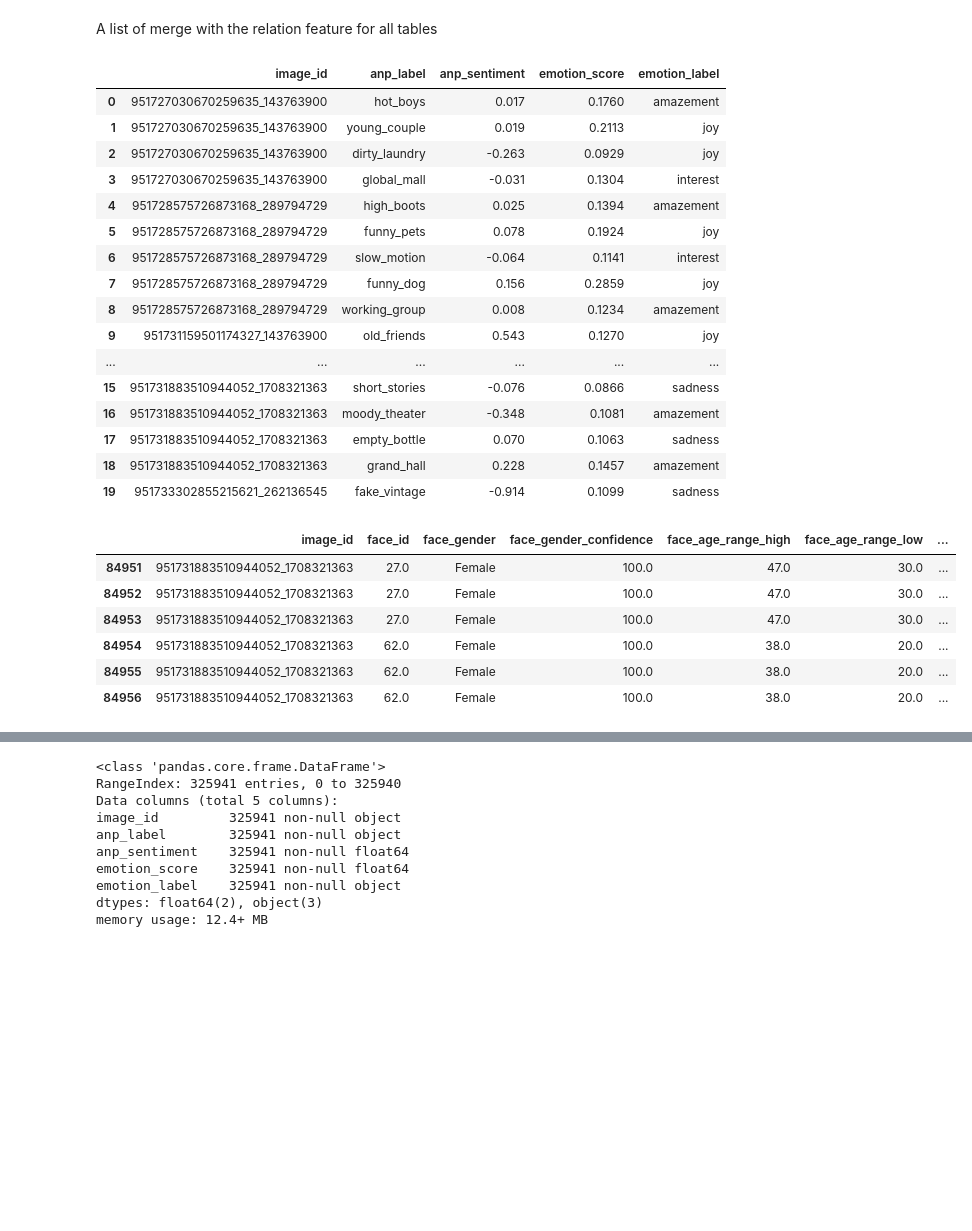
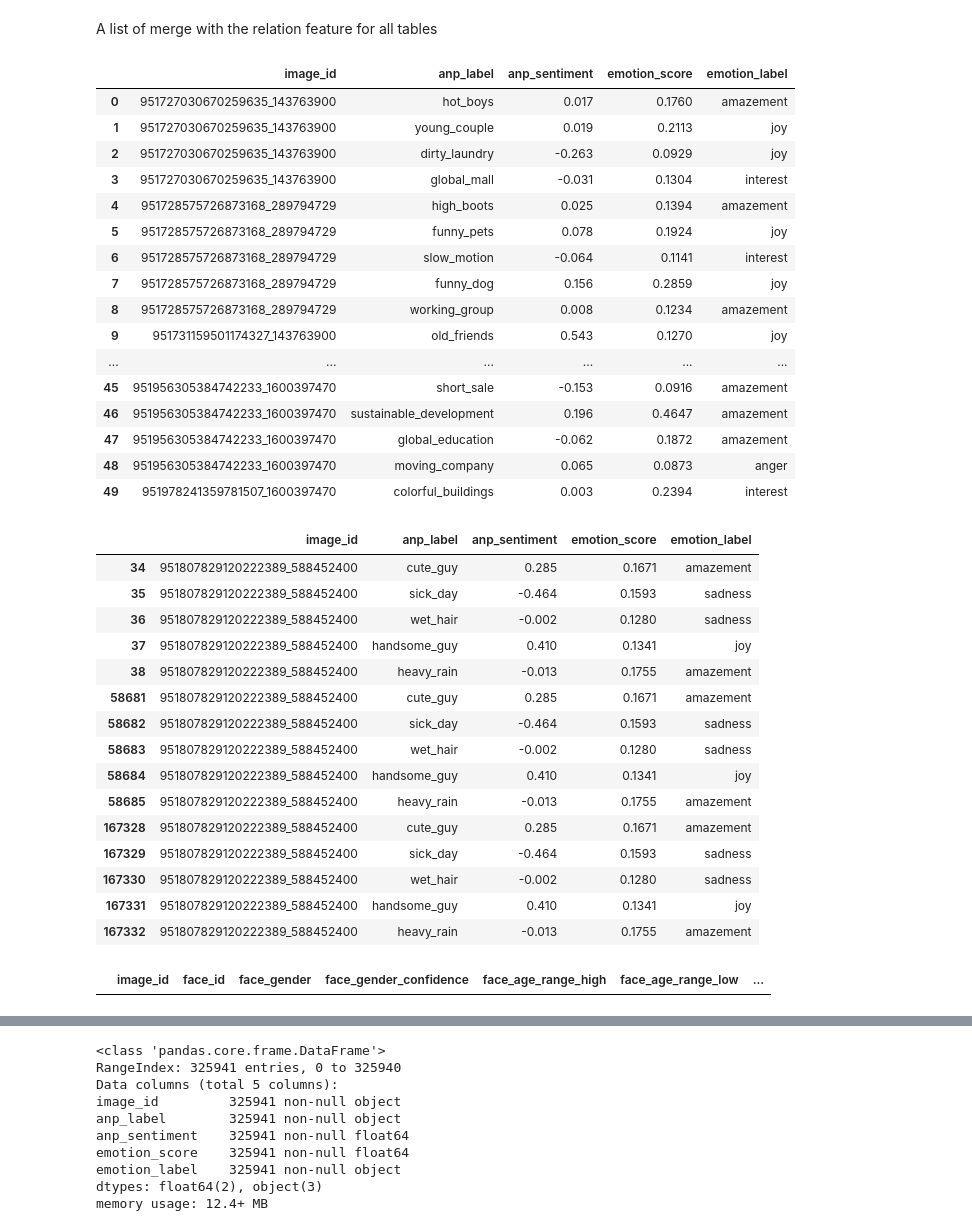
Before and after one commit to JeroenSchmidt/UvA-DSF-group, a Jupyter notebook: uc2/exploration_notebooks/xavi/exploration_on_the_datasets.ipynb, the cells around one changed output, grey strips where cells are left out. Drawn from its saved outputs; the diff is of its cells as text; code cells hidden in the pictures; blank space fills up the shorter version.

```diff
--- a/uc2/exploration_notebooks/xavi/exploration_on_the_datasets.ipynb
+++ b/uc2/exploration_notebooks/xavi/exploration_on_the_datasets.ipynb
@@ -2,13 +2,13 @@
 import pandas as pd
 import numpy as np
 # %%
-anp = pd.read_pickle('../../data/anp.pickle')
-face = pd.read_pickle('../../data/face.pickle')
-celebrity = pd.read_pickle('../../data/celebrity.pickle')
-image_data = pd.read_pickle('../../data/image_data.pickle')
-image_metrics = pd.read_pickle('../../data/image_metrics.pickle')
-object_labels = pd.read_pickle('../../data/object_labels.pickle')
-survey = pd.read_pickle('../../data/survey.pickle')
+anp = pd.read_pickle('../../data/Visual_well_being/anp.pickle')
+face = pd.read_pickle('../../data/Visual_well_being/face.pickle')
+celebrity = pd.read_pickle('../../data/Visual_well_being/celebrity.pickle')
+image_data = pd.read_pickle('../../data/Visual_well_being/image_data.pickle')
+image_metrics = pd.read_pickle('../../data/Visual_well_being/image_metrics.pickle')
+object_labels = pd.read_pickle('../../data/Visual_well_being/object_labels.pickle')
+survey = pd.read_pickle('../../data/Visual_well_being/survey.pickle')
 # %%
 survey['insta_user_id'] = survey['insta_user_id'].astype(int)
 image_data['user_id'] = image_data['user_id'].astype(int)
@@ -22,7 +22,7 @@ m = pd.merge(survey, image_data, how='inner', left_on='insta_user_id', right_on=
 #m = pd.merge(m, image_metrics, how='inner', on='image_id')
 #m = pd.merge(m, object_labels, how='inner', on='image_id')
 # %%
-anp.head(20)
+anp.head(50)
 # %% [output]
 |  | image_id | anp_label | anp_sentiment | emotion_score | emotion_label |
 | 0 | 951727030670259635_143763900 | hot_boys | 0.017 | 0.1760 | amazement |
@@ -36,19 +36,32 @@ anp.head(20)
 | 8 | 951728575726873168_289794729 | working_group | 0.008 | 0.1234 | amazement |
 | 9 | 951731159501174327_143763900 | old_friends | 0.543 | 0.1270 | joy |
 | ... | ... | ... | ... | ... | ... |
-| 15 | 951731883510944052_1708321363 | short_stories | -0.076 | 0.0866 | sadness |
-| 16 | 951731883510944052_1708321363 | moody_theater | -0.348 | 0.1081 | amazement |
-| 17 | 951731883510944052_1708321363 | empty_bottle | 0.070 | 0.1063 | sadness |
-| 18 | 951731883510944052_1708321363 | grand_hall | 0.228 | 0.1457 | amazement |
-| 19 | 951733302855215621_262136545 | fake_vintage | -0.914 | 0.1099 | sadness |
+| 45 | 951956305384742233_1600397470 | short_sale | -0.153 | 0.0916 | amazement |
+| 46 | 951956305384742233_1600397470 | sustainable_development | 0.196 | 0.4647 | amazement |
+| 47 | 951956305384742233_1600397470 | global_education | -0.062 | 0.1872 | amazement |
+| 48 | 951956305384742233_1600397470 | moving_company | 0.065 | 0.0873 | anger |
+| 49 | 951978241359781507_1600397470 | colorful_buildings | 0.003 | 0.2394 | interest |
+# %%
+anp[anp.image_id == "951807829120222389_588452400"]
+# %% [output]
+|  | image_id | anp_label | anp_sentiment | emotion_score | emotion_label |
+| 34 | 951807829120222389_588452400 | cute_guy | 0.285 | 0.1671 | amazement |
+| 35 | 951807829120222389_588452400 | sick_day | -0.464 | 0.1593 | sadness |
+| 36 | 951807829120222389_588452400 | wet_hair | -0.002 | 0.1280 | sadness |
+| 37 | 951807829120222389_588452400 | handsome_guy | 0.410 | 0.1341 | joy |
+| 38 | 951807829120222389_588452400 | heavy_rain | -0.013 | 0.1755 | amazement |
+| 58681 | 951807829120222389_588452400 | cute_guy | 0.285 | 0.1671 | amazement |
+| 58682 | 951807829120222389_588452400 | sick_day | -0.464 | 0.1593 | sadness |
+| 58683 | 951807829120222389_588452400 | wet_hair | -0.002 | 0.1280 | sadness |
+| 58684 | 951807829120222389_588452400 | handsome_guy | 0.410 | 0.1341 | joy |
+| 58685 | 951807829120222389_588452400 | heavy_rain | -0.013 | 0.1755 | amazement |
+| 167328 | 951807829120222389_588452400 | cute_guy | 0.285 | 0.1671 | amazement |
+| 167329 | 951807829120222389_588452400 | sick_day | -0.464 | 0.1593 | sadness |
+| 167330 | 951807829120222389_588452400 | wet_hair | -0.002 | 0.1280 | sadness |
+| 167331 | 951807829120222389_588452400 | handsome_guy | 0.410 | 0.1341 | joy |
+| 167332 | 951807829120222389_588452400 | heavy_rain | -0.013 | 0.1755 | amazement |
 # %%
-face[face.image_id == "951731883510944052_1708321363"]
+face[face.image_id == "951807829120222389_588452400"]
 # %% [output]
 |  | image_id | face_id | face_gender | face_gender_confidence | face_age_range_high | face_age_range_low | ... |
-| 84951 | 951731883510944052_1708321363 | 27.0 | Female | 100.0 | 47.0 | 30.0 | ... |
-| 84952 | 951731883510944052_1708321363 | 27.0 | Female | 100.0 | 47.0 | 30.0 | ... |
-| 84953 | 951731883510944052_1708321363 | 27.0 | Female | 100.0 | 47.0 | 30.0 | ... |
-| 84954 | 951731883510944052_1708321363 | 62.0 | Female | 100.0 | 38.0 | 20.0 | ... |
-| 84955 | 951731883510944052_1708321363 | 62.0 | Female | 100.0 | 38.0 | 20.0 | ... |
-| 84956 | 951731883510944052_1708321363 | 62.0 | Female | 100.0 | 38.0 | 20.0 | ... |
 # %%
```
Also changed, not shown: parts of 2 cells of this notebook, 4 other files.
